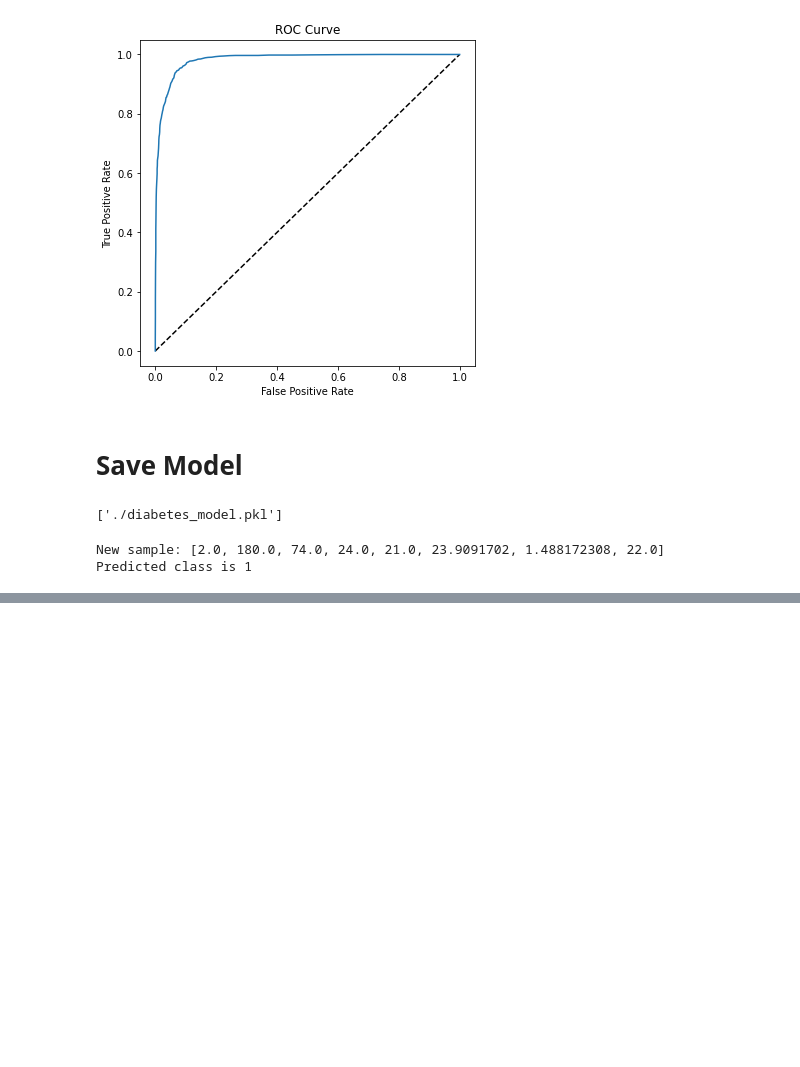
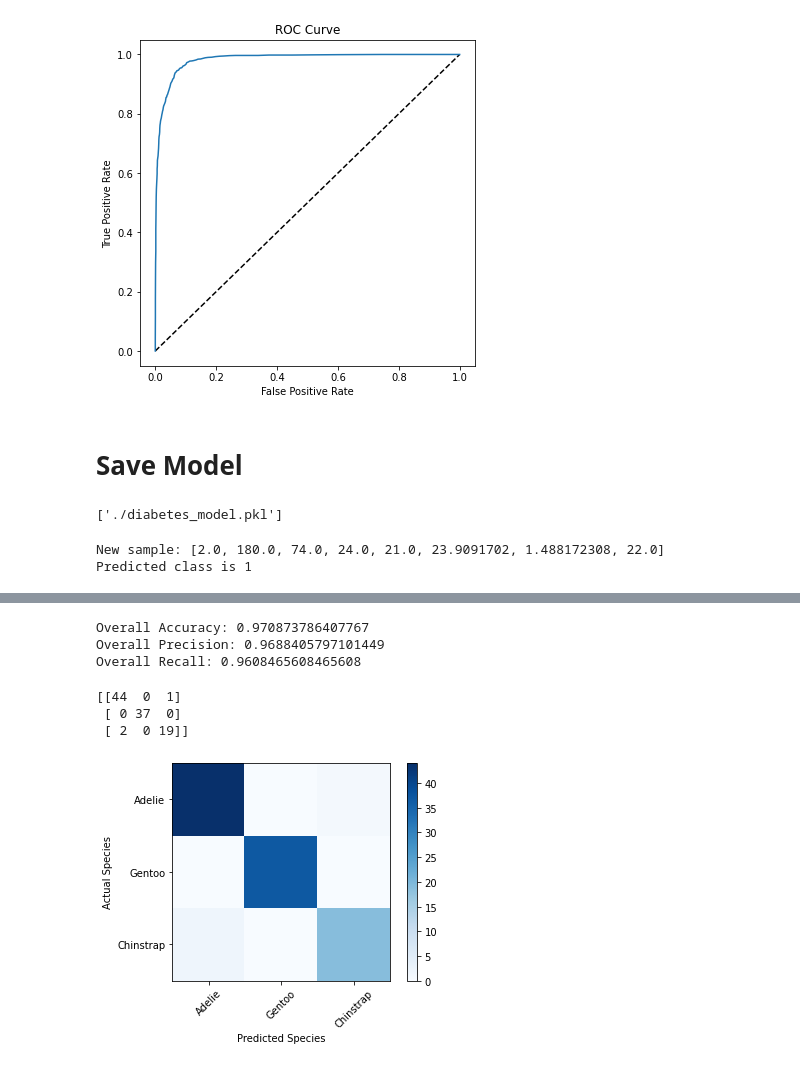
Before and after one commit to moatazkrimchi/Learn-Data-Science-With-Moataz, a Jupyter notebook: Classification.ipynb, the cells around one changed output, grey strips where cells are left out. Drawn from its saved outputs; the diff is of its cells as text; code cells hidden in the pictures; blank space fills up the shorter version.

```diff
--- a/Classification.ipynb
+++ b/Classification.ipynb
@@ -396,0 +536,13 @@ Predicted class is 1
+# %%
+from sklearn.model_selection import train_test_split
+
+# Separate features and labels
+penguins_X, penguins_y = penguins[penguin_features].values, penguins[penguin_label].values
+
+# Split data 70%-30% into training set and test set
+x_penguin_train, x_penguin_test, y_penguin_train, y_penguin_test = train_test_split(penguins_X, penguins_y,
+                                                                                    test_size=0.30,
+                                                                                    random_state=0,
+                                                                                    stratify=penguins_y)
+
+print ('Training Set: %d, Test Set: %d \n' % (x_penguin_train.shape[0], x_penguin_test.shape[0]))
@@ -396,0 +551,9 @@ Predicted class is 1
+# %%
+from sklearn.linear_model import LogisticRegression
+
+# Set regularization rate
+reg = 0.1
+
+# train a logistic regression model on the training set
+multi_model = LogisticRegression(C=1/reg, solver='lbfgs', multi_class='auto', max_iter=10000).fit(x_penguin_train, y_penguin_train)
+print (multi_model)
@@ -396,0 +562,4 @@ Predicted class is 1
+# %%
+penguin_predictions = multi_model.predict(x_penguin_test)
+print('Predicted labels: ', penguin_predictions[:15])
+print('Actual labels   : ' ,y_penguin_test[:15])
@@ -396,0 +583,35 @@ Predicted class is 1
+# %%
+from sklearn.metrics import accuracy_score, precision_score, recall_score
+
+print("Overall Accuracy:",accuracy_score(y_penguin_test, penguin_predictions))
+print("Overall Precision:",precision_score(y_penguin_test, penguin_predictions, average='macro'))
+print("Overall Recall:",recall_score(y_penguin_test, penguin_predictions, average='macro'))
+# %% [output]
+Overall Accuracy: 0.970873786407767
+Overall Precision: 0.9688405797101449
+Overall Recall: 0.9608465608465608
+# %%
+from sklearn.metrics import confusion_matrix
+
+# Print the confusion matrix
+mcm = confusion_matrix(y_penguin_test, penguin_predictions)
+print(mcm)
+# %% [output]
+[[44  0  1]
+ [ 0 37  0]
+ [ 2  0 19]]
+# %%
+import numpy as np
+import matplotlib.pyplot as plt
+%matplotlib inline
+
+plt.imshow(mcm, interpolation="nearest", cmap=plt.cm.Blues)
+plt.colorbar()
+tick_marks = np.arange(len(penguin_classes))
+plt.xticks(tick_marks, penguin_classes, rotation=45)
+plt.yticks(tick_marks, penguin_classes)
+plt.xlabel("Predicted Species")
+plt.ylabel("Actual Species")
+plt.show()
+# %% [output]
+[figure, added]
```
Also changed, not shown: parts of 26 cells of this notebook.
